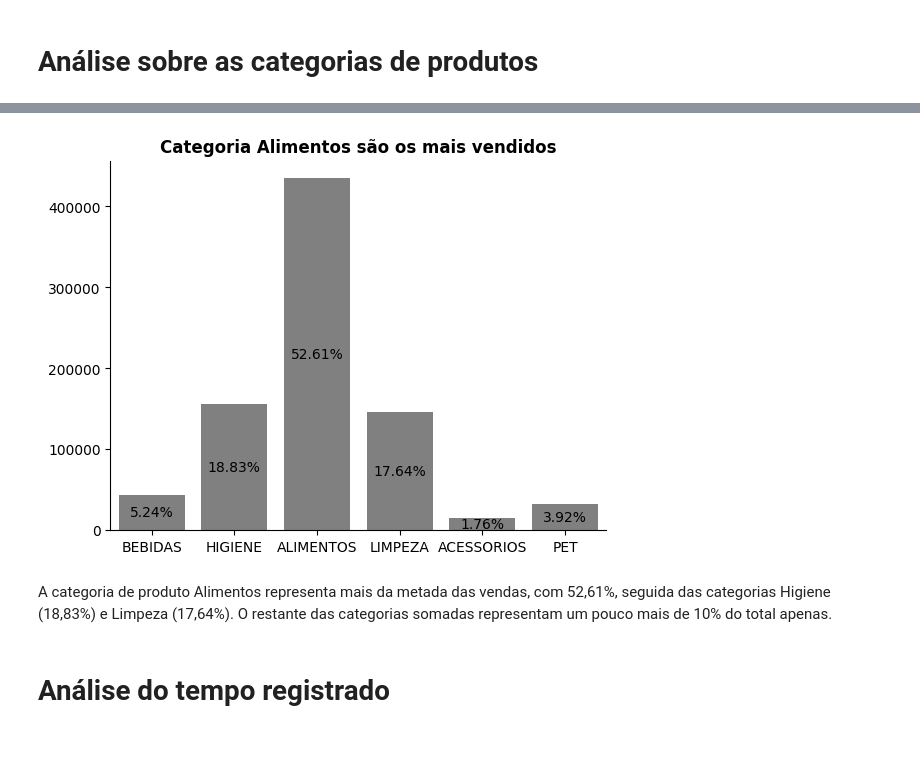
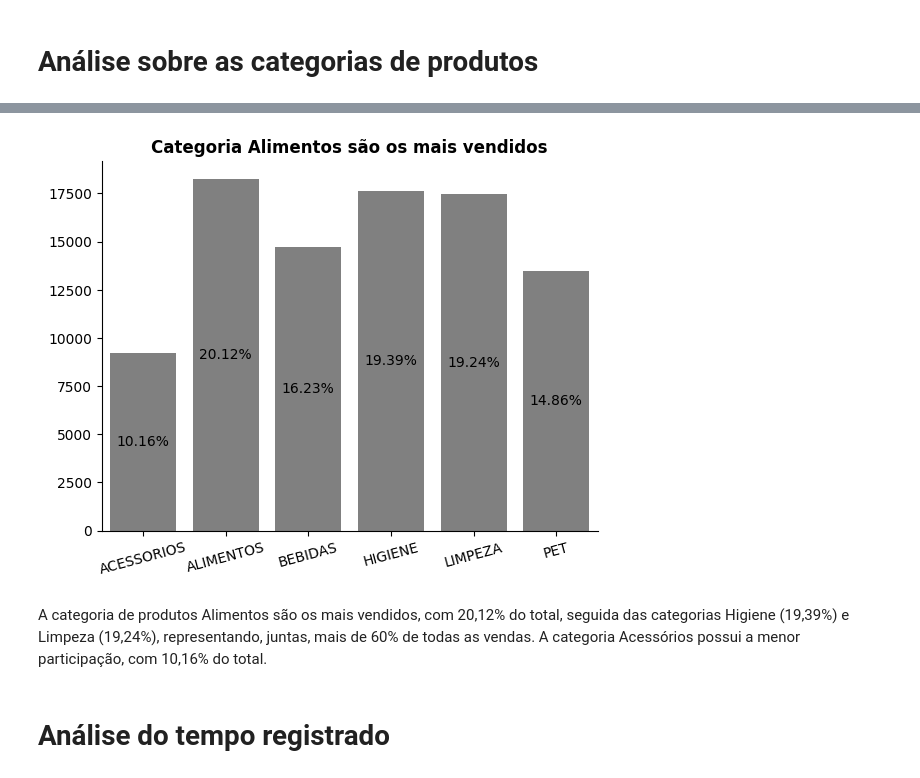
Before and after one commit to ruanguths/miniprojeto-RuanCarlosCostaGuths-T2, a Jupyter notebook: notebooks/visualizacao.ipynb, the cells around one changed output, grey strips where cells are left out. Cells and saved outputs as stored; diff of their text form; code cells hidden in the pictures; blank space fills up the shorter version.

```diff
--- a/notebooks/visualizacao.ipynb
+++ b/notebooks/visualizacao.ipynb
@@ -92,0 +99,25 @@ plt.show()
+# %%
+#Criando gráfico da relação gênero x qtd vendas
+vendas_gen = df.groupby(df["CL_GENERO"])["CO_ID"].nunique().reset_index()
+ax = sns.barplot(data=vendas_gen,x="CL_GENERO",y="CO_ID",color="gray")
+
+# Calculando e inserindo no gráfico as porcentagens
+total_vendas_gen = vendas_gen["CO_ID"].sum()
+
+for barra in ax.patches:
+    altura = barra.get_height()
+    percentual = (altura / total_vendas_gen) * 100
+# escreve sobre a barra
+    ax.annotate(
+        f"{percentual:.2f}%",
+        (barra.get_x() + barra.get_width()/2, altura/2),
+        ha="center",
+        va="center"
+    )
+
+#Configurando o gráfico
+plt.title("Maior parte dos clientes são mulheres", weight="bold")
+plt.xlabel("")
+plt.ylabel("")
+sns.despine() # tira as bordas
+plt.show()
@@ -107,7 +127,0 @@ Name: count, dtype: int64
-# %%
-#Porcentagem de vendas por categoria
-f = lambda x: x/len(df) * 100
-
-perc_cat = f(df["PR_CAT"].value_counts())
-
-perc_cat
@@ -123,29 +139,33 @@ Name: count, dtype: float64
 # %%
 #Criando gráfico de barras da relação categoria de produto x qtd de vendas
-ax = sns.countplot(data=df, x=df["PR_CAT"],color="gray")
+vendas_categoria = df.groupby(df["PR_CAT"])["CO_ID"].nunique().reset_index()
 
+ax = sns.barplot(data=vendas_categoria, x="PR_CAT",y="CO_ID",color="gray")
+
+total_vendas_categoria = vendas_categoria["CO_ID"].sum()
 for barra in ax.patches:
     altura = barra.get_height()
-    percentual = (altura / len(df)) * 100
+    percentual = (altura / total_vendas_categoria) * 100
 
 # escreve sobre a barra
     ax.annotate(
         f"{percentual:.2f}%",
         (barra.get_x() + barra.get_width()/2, altura/2),
         ha="center",
         va="center"
     )
 
 #Configuração do gráfico
 plt.title("Categoria Alimentos são os mais vendidos", weight="bold")
 plt.xlabel("")
 plt.ylabel("")
+plt.xticks(rotation=15)
 sns.despine()
 plt.show()
 # %% [output]
-[figure, old version]
+[figure, new version]
 # %% [markdown]
-A categoria de produto Alimentos representa mais da metada das vendas, com 52,61%, seguida das categorias Higiene (18,83%) e Limpeza (17,64%). O restante das categorias somadas representam um pouco mais de 10% do total apenas.
+A categoria de produtos Alimentos são os mais vendidos, com 20,12% do total, seguida das categorias Higiene (19,39%) e Limpeza (19,24%), representando, juntas, mais de 60% de todas as vendas. A categoria Acessórios possui a menor participação, com 10,16% do total.
 # %% [markdown]
 <h1>Análise do tempo registrado
 # %% [markdown]
```
Also changed, not shown: parts of 7 cells of this notebook.
